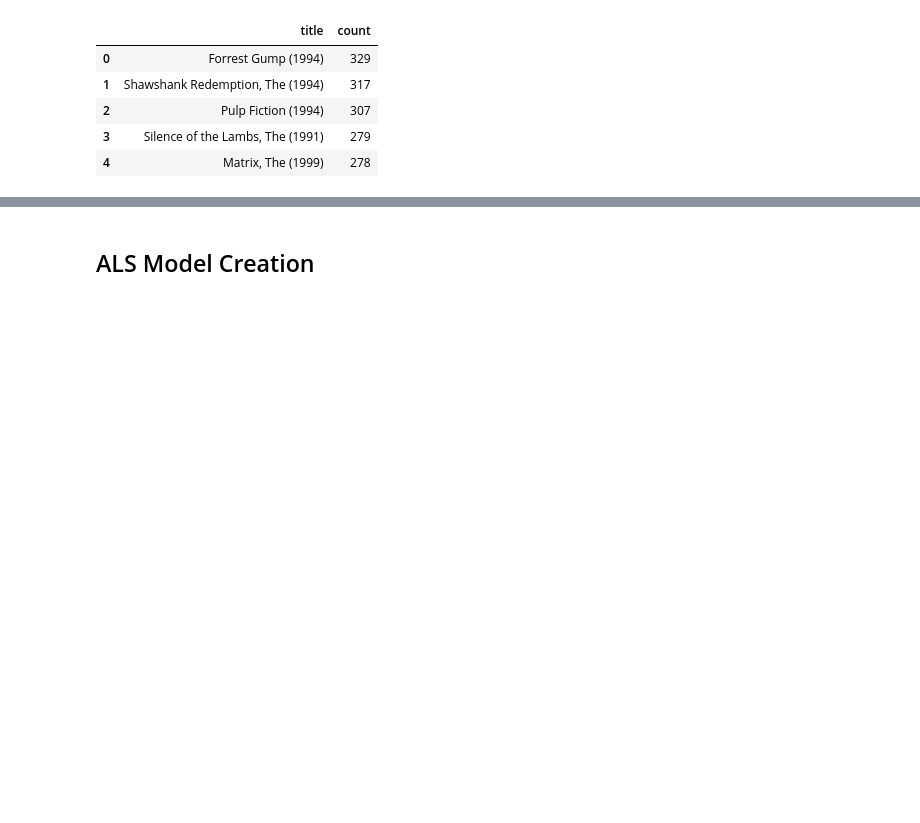
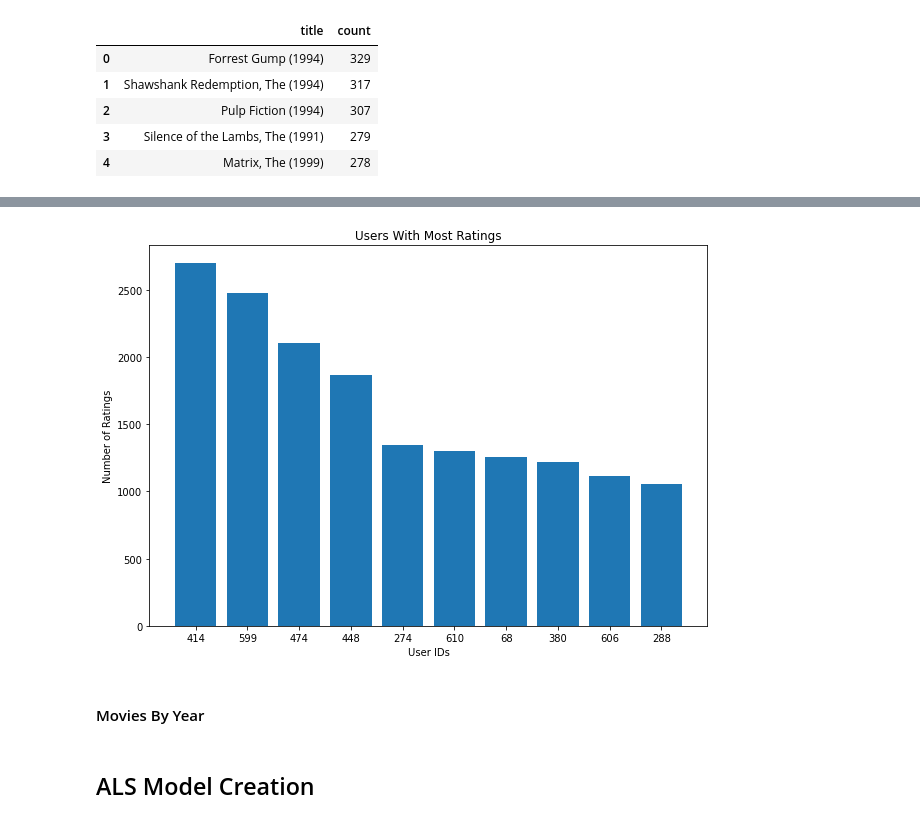
Before and after one commit to zachcarlson/MovieRecommender, a Jupyter notebook: MovieRecommender.ipynb, the cells around one changed output, grey strips where cells are left out. Drawn from its saved outputs; the diff is of its cells as text; code cells hidden in the pictures; blank space fills up the shorter version.

```diff
--- a/MovieRecommender.ipynb
+++ b/MovieRecommender.ipynb
@@ -359,0 +432,6 @@ plt.show()
+# %%
+top_users = movie_ratings.select("userId", "rating").groupBy("userId") \
+    .count().orderBy("count", ascending=False).toPandas()
+top_users = top_users.iloc[:10,:]   #get top 10 users
+top_users.userId = top_users.userId.astype(str)
+top_users.info()
@@ -360,3 +448,20 @@ plt.show()
+# %%
+#plot top users
+fig, ax = plt.subplots()
+
+ax.bar(x=top_users["userId"], height=top_users["count"])
+
+#customize appearance
+fig.set_size_inches([10, 7])
+ax.set_title("Users With Most Ratings")
+ax.set_xlabel("User IDs")
+ax.set_ylabel("Number of Ratings")
+ax.set_xticklabels(top_users["userId"])
+plt.show()
+# %% [output]
+[figure, added]
+# %% [markdown]
+#### Movies By Year
 # %% [markdown]
 ## ALS Model Creation
 # %% [markdown]
```
Also changed, not shown: parts of 18 cells of this notebook.
